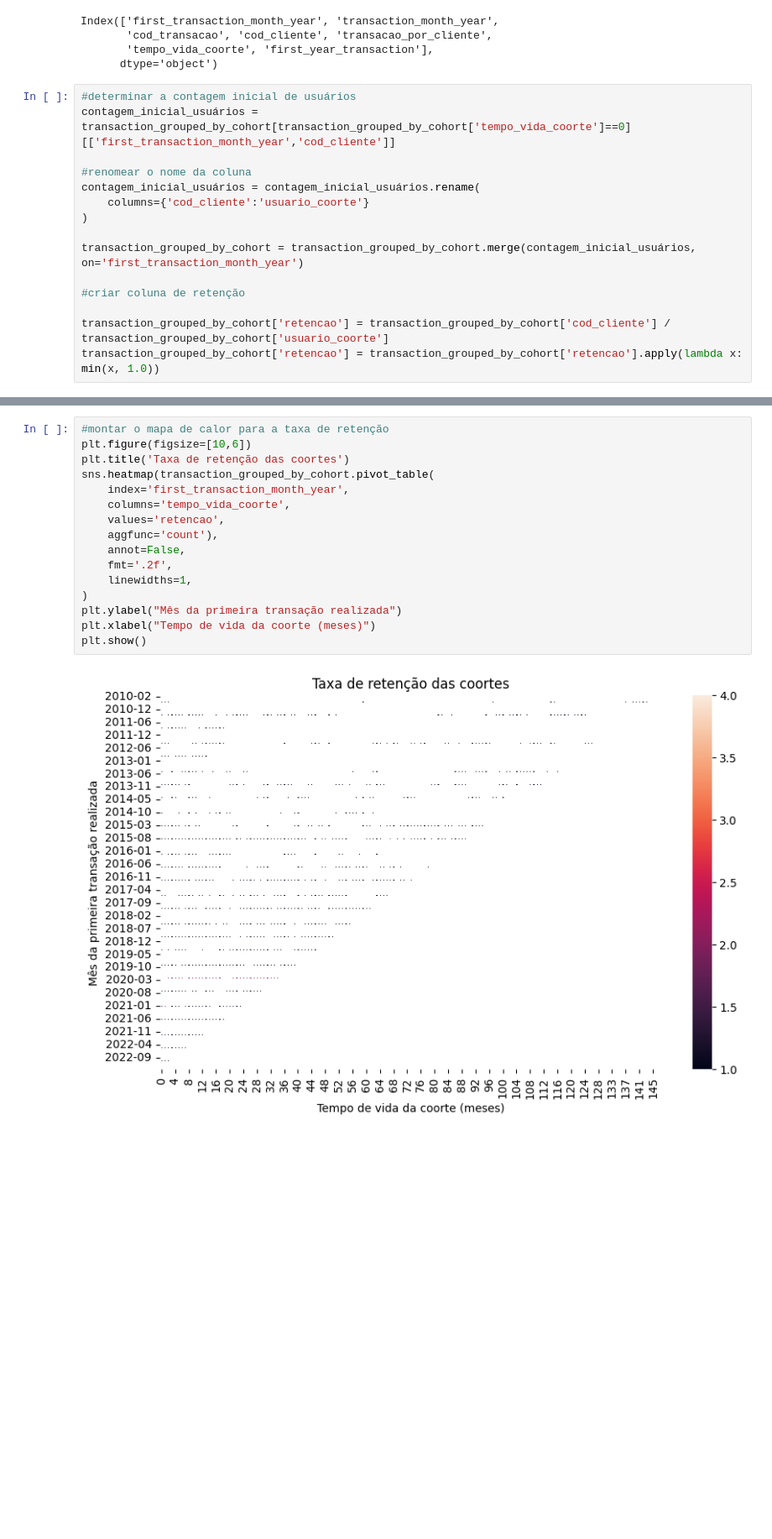
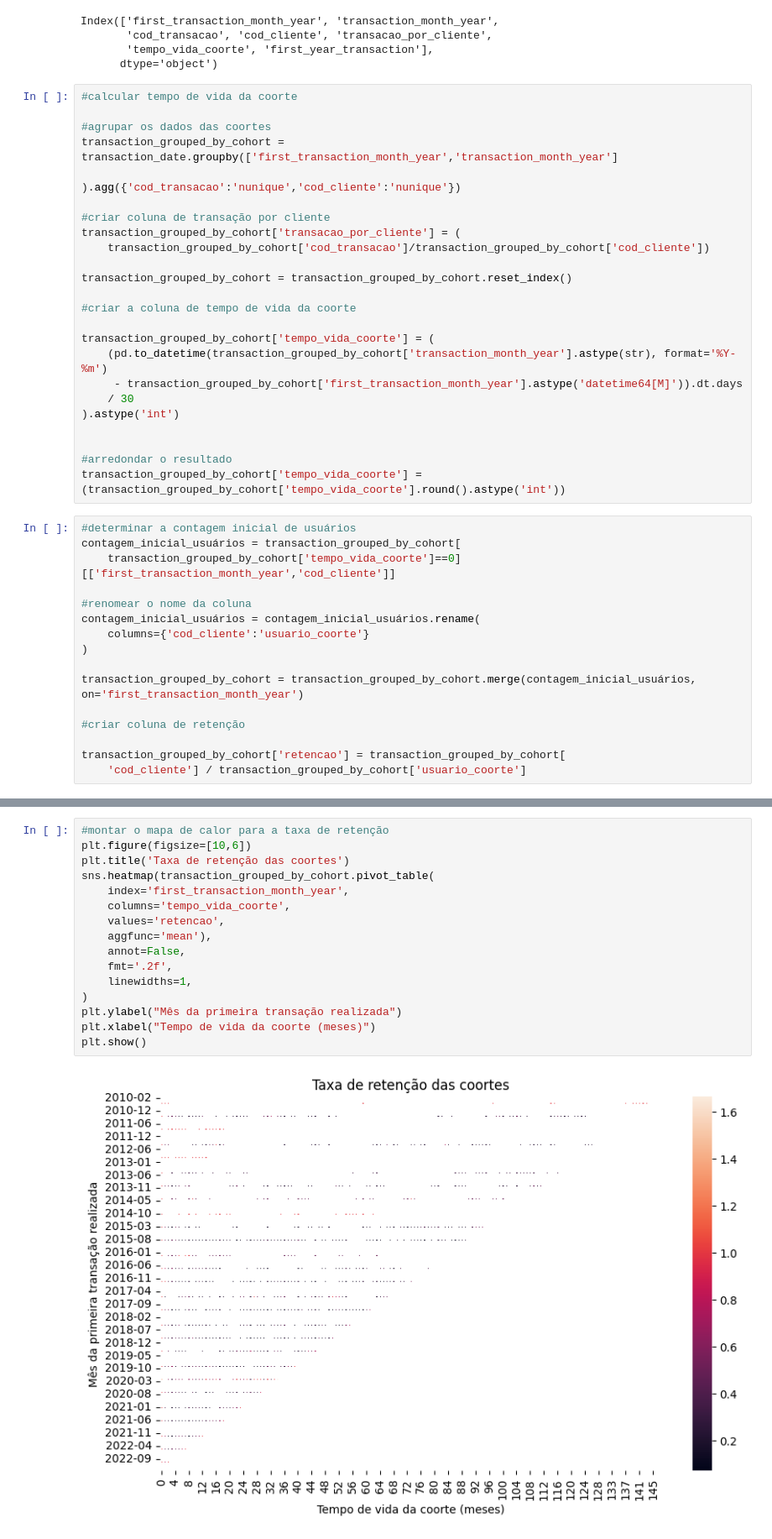
Before and after one commit to renanpan/Projeto_banco_KPI, a Jupyter notebook: lighthouse_DA_project.ipynb, the cells around one changed output, grey strips where cells are left out. Shown at 84% size. Drawn from its saved outputs; the diff is of its cells as text; blank space fills up the shorter version.

```diff
--- a/lighthouse_DA_project.ipynb
+++ b/lighthouse_DA_project.ipynb
@@ -1315,9 +1293,34 @@ Index(['first_transaction_month_year', 'transaction_month_year',
        'cod_transacao', 'cod_cliente', 'transacao_por_cliente',
        'tempo_vida_coorte', 'first_year_transaction'],
       dtype='object')
+# %%
+#calcular tempo de vida da coorte
+
+#agrupar os dados das coortes
+transaction_grouped_by_cohort = transaction_date.groupby(['first_transaction_month_year','transaction_month_year']
+                                                         ).agg({'cod_transacao':'nunique','cod_cliente':'nunique'})
+
+#criar coluna de transação por cliente
+transaction_grouped_by_cohort['transacao_por_cliente'] = (
+    transaction_grouped_by_cohort['cod_transacao']/transaction_grouped_by_cohort['cod_cliente'])
+
+transaction_grouped_by_cohort = transaction_grouped_by_cohort.reset_index()
+
+#criar a coluna de tempo de vida da coorte
+
+transaction_grouped_by_cohort['tempo_vida_coorte'] = (
+    (pd.to_datetime(transaction_grouped_by_cohort['transaction_month_year'].astype(str), format='%Y-%m')
+     - transaction_grouped_by_cohort['first_transaction_month_year'].astype('datetime64[M]')).dt.days
+    / 30
+).astype('int')
+
+
+#arredondar o resultado
+transaction_grouped_by_cohort['tempo_vida_coorte'] = (transaction_grouped_by_cohort['tempo_vida_coorte'].round().astype('int'))
 # %%
 #determinar a contagem inicial de usuários
-contagem_inicial_usuários = transaction_grouped_by_cohort[transaction_grouped_by_cohort['tempo_vida_coorte']==0][['first_transaction_month_year','cod_cliente']]
+contagem_inicial_usuários = transaction_grouped_by_cohort[
+    transaction_grouped_by_cohort['tempo_vida_coorte']==0][['first_transaction_month_year','cod_cliente']]
 
 #renomear o nome da coluna
 contagem_inicial_usuários = contagem_inicial_usuários.rename(
@@ -1328,6 +1331,6 @@ transaction_grouped_by_cohort = transaction_grouped_by_cohort.merge(contagem_ini
 
 #criar coluna de retenção
 
-transaction_grouped_by_cohort['retencao'] = transaction_grouped_by_cohort['cod_cliente'] / transaction_grouped_by_cohort['usuario_coorte']
-transaction_grouped_by_cohort['retencao'] = transaction_grouped_by_cohort['retencao'].apply(lambda x: min(x, 1.0))
+transaction_grouped_by_cohort['retencao'] = transaction_grouped_by_cohort[
+    'cod_cliente'] / transaction_grouped_by_cohort['usuario_coorte']
 # %%
@@ -1360,18 +1364,18 @@ first_transaction_month_year
 # %%
 #montar o mapa de calor para a taxa de retenção
 plt.figure(figsize=[10,6])
 plt.title('Taxa de retenção das coortes')
 sns.heatmap(transaction_grouped_by_cohort.pivot_table(
     index='first_transaction_month_year',
     columns='tempo_vida_coorte',
     values='retencao',
-    aggfunc='count'),
+    aggfunc='mean'),
     annot=False,
     fmt='.2f',
     linewidths=1,
 )
 plt.ylabel("Mês da primeira transação realizada")
 plt.xlabel("Tempo de vida da coorte (meses)")
 plt.show()
 # %% [output]
-[figure, old version]
+[figure, new version]
```
Also changed, not shown: parts of 15 cells of this notebook.
